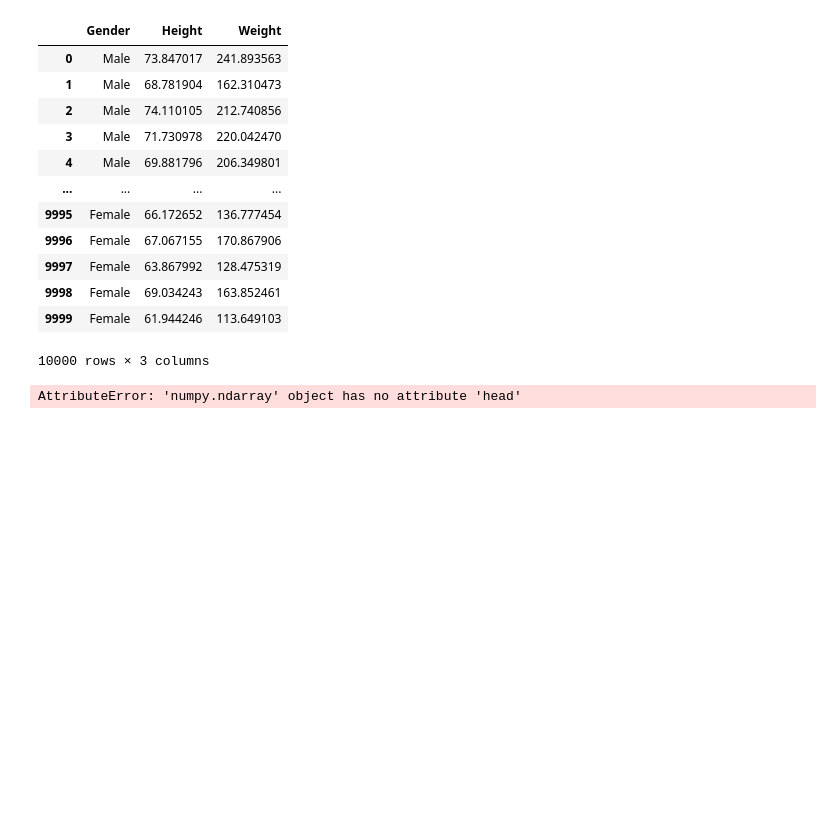
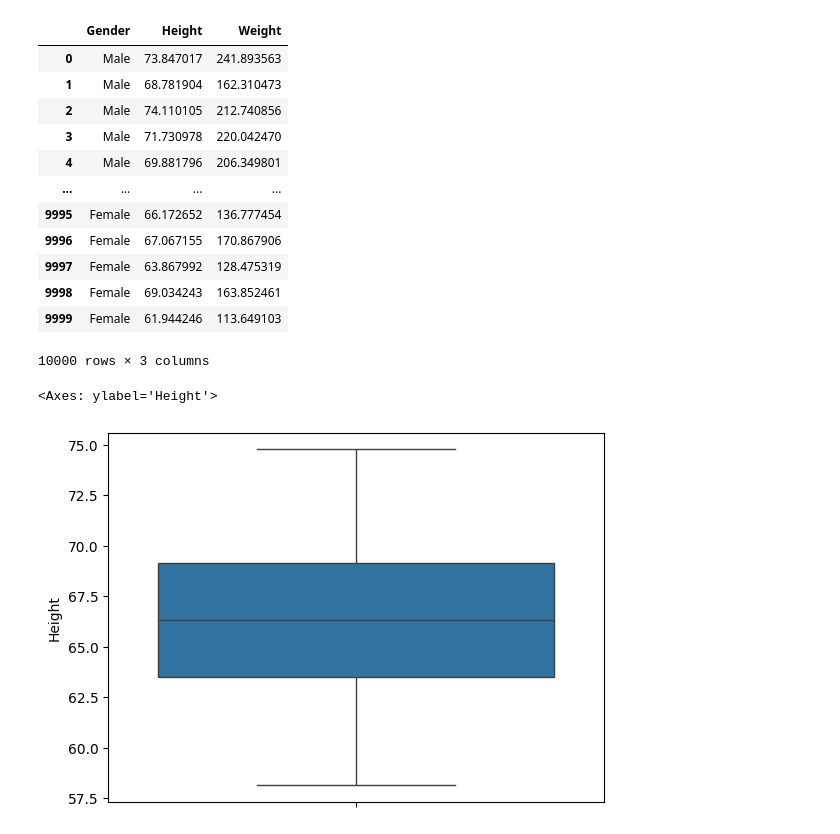
Before and after one commit to Bikash61/Daily-task, a Jupyter notebook: 04 OUTLIERS/Outliers using Percentile.ipynb, the cells around one changed output. Saved outputs shown, nothing was run; the diff lists cells and outputs as text; code cells hidden in the pictures; blank space fills up the shorter version.

```diff
--- a/04 OUTLIERS/Outliers using Percentile.ipynb
+++ b/04 OUTLIERS/Outliers using Percentile.ipynb
@@ -93,5 +93,7 @@ df
 df['Height'] = np.where(df['Height'] > max,max,
                       np.where(df['Height']<min,min,df['Height']))
 # %%
+sns.boxplot(df['Height'])
 # %% [output]
-AttributeError: 'numpy.ndarray' object has no attribute 'head'
+<Axes: ylabel='Height'>
+[figure, added]
```
Also changed, not shown: 1 other file.
